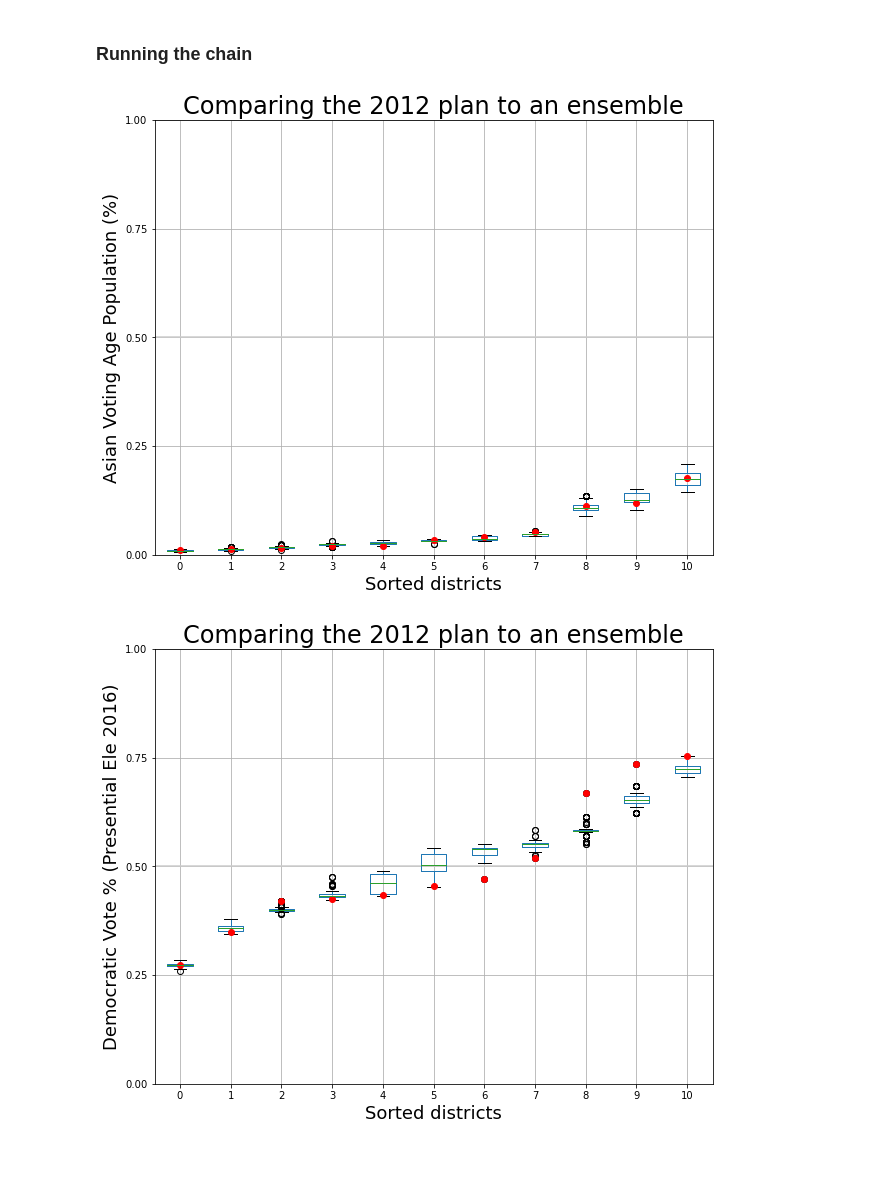
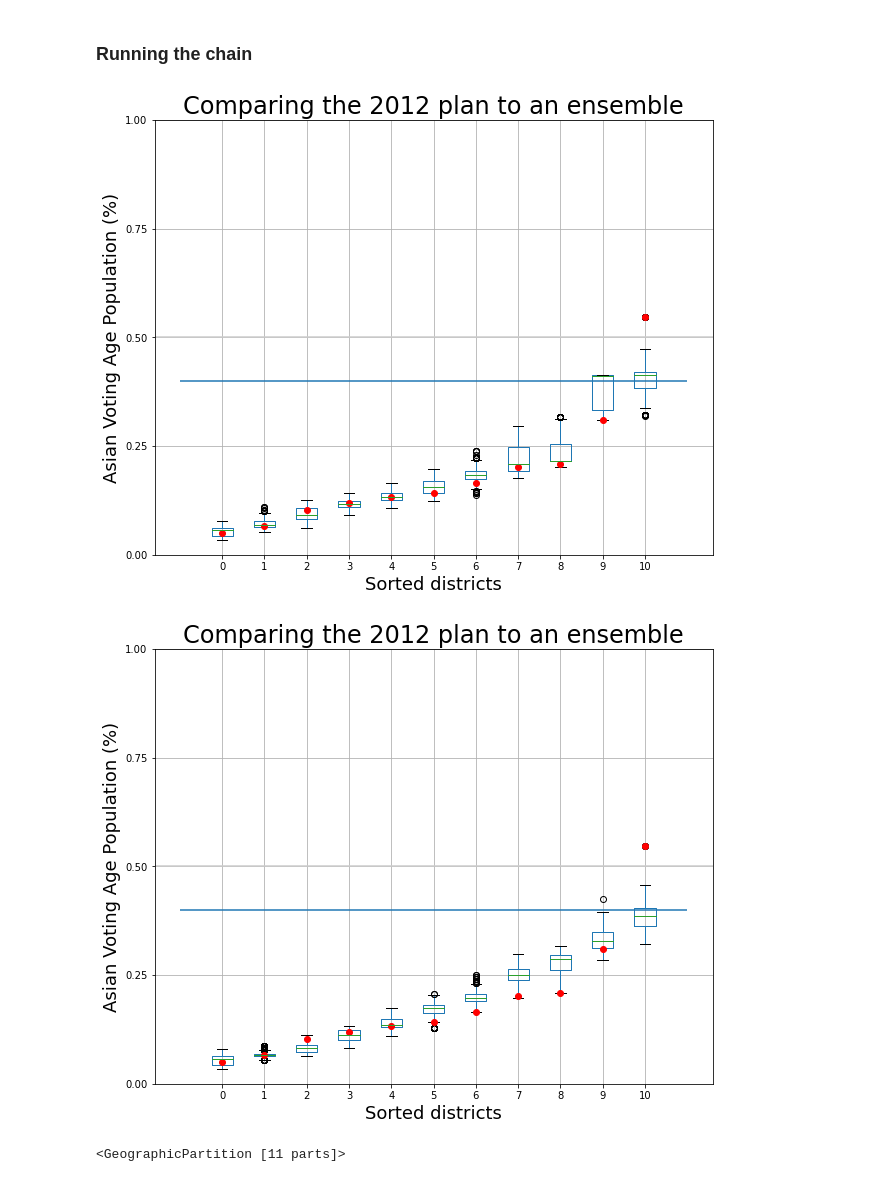
Before and after one commit to RahulReady/Redistricting-Project, a Jupyter notebook: BVAP.ipynb, the cells around one changed output. Saved outputs shown, nothing was run; the diff lists cells and outputs as text; code cells hidden in the pictures.

```diff
--- a/BVAP.ipynb
+++ b/BVAP.ipynb
@@ -79,7 +79,7 @@ elections = [
 # Configure our updaters
 my_updaters = {
         "cut_edges": cut_edges,
-        "population": Tally("TOTPOP", alias="population")
+        "population": Tally("TOTPOP", alias="population"),
         "BVAP_population": Tally("BVAP", alias="BVAP_population")
 
 }
@@ -284,6 +270,8 @@ ax.set_xlabel("Sorted districts", fontsize=18)
 ax.set_ylim(0, 1)
 ax.set_yticks([0, 0.25, 0.5, 0.75, 1])
 
+plt.hlines(0.4, -1, 11)
+
 plt.show()
 # %% [output]
-[figure, old version]
+[figure, new version]
@@ -295,22 +278,33 @@ dem_pres = pd.DataFrame(
+# %%
+# Run the chain, putting the sorted Asian voting age population percentages
+# into a pandas DataFrame for analysis and plotting.
+# This will take about 10 minutes.
+
+asian_vpop = pd.DataFrame(
+    sorted(partition["VPOP"].percents("Black"))
+    for partition in chain
+)
 # %%
 fig, ax = plt.subplots(figsize=(10, 8))
 
 # Draw 50% line
 ax.axhline(0.5, color="#cccccc")
 
 # Draw boxplot
-dem_pres.boxplot(ax=ax, positions=range(len(dem_pres.columns)))
+asian_vpop.boxplot(ax=ax, positions=range(len(asian_vpop.columns)))
 
 # Draw initial plan's Democratic vote %s (.iloc[0] gives the first row)
-plt.plot(dem_pres.iloc[0], "ro")
+plt.plot(asian_vpop.iloc[0], "ro")
 
 # Annotate
 ax.set_title("Comparing the 2012 plan to an ensemble", fontsize=24)
-ax.set_ylabel("Democratic Vote % (Presential Ele 2016)", fontsize=18)
+ax.set_ylabel("Asian Voting Age Population (%)", fontsize=18)
 ax.set_xlabel("Sorted districts", fontsize=18)
 ax.set_ylim(0, 1)
 ax.set_yticks([0, 0.25, 0.5, 0.75, 1])
 
+plt.hlines(0.4, -1, 11)
+
 plt.show()
 # %% [output]
-[figure, old version]
+[figure, new version]
@@ -316,0 +314,4 @@ plt.show()
+# %%
+partition
+# %% [output]
+<GeographicPartition [11 parts]>
```
Also changed, not shown: parts of 19 cells of this notebook.
